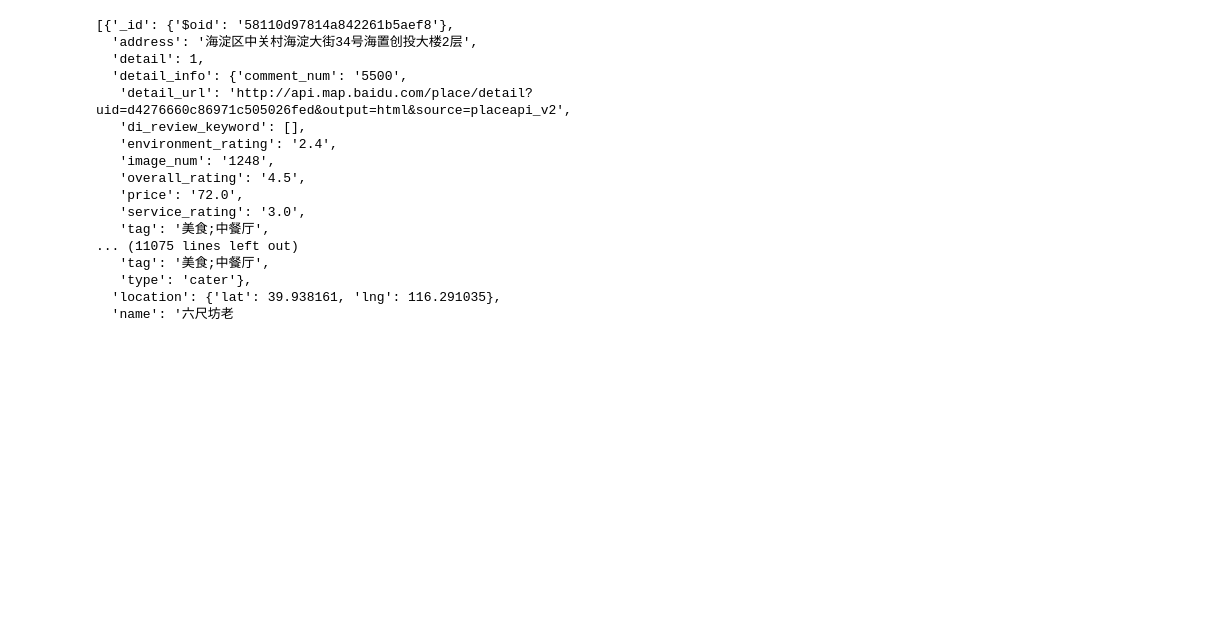
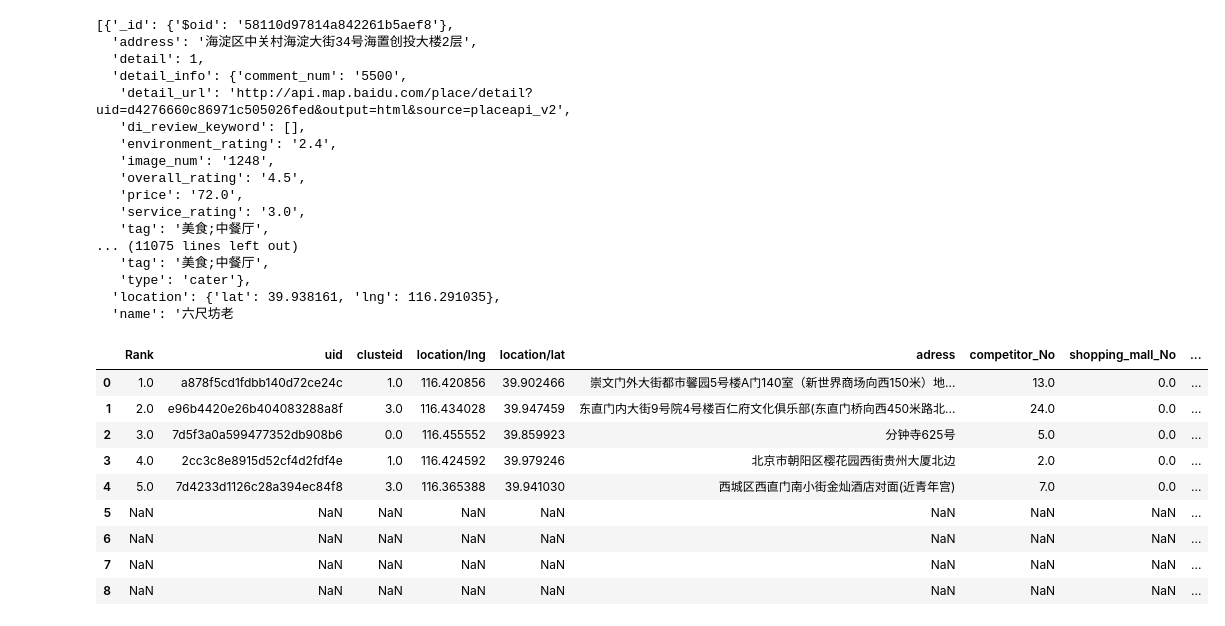
Before and after one commit to codescracker/hotpot_cluster, a Jupyter notebook: clean_hotpot_cluster.ipynb, the cells around one changed output. Drawn from its saved outputs; the diff is of its cells as text; code cells hidden in the pictures; blank space fills up the shorter version.

Commit message:
add recommendation

```diff
--- a/clean_hotpot_cluster.ipynb
+++ b/clean_hotpot_cluster.ipynb
@@ -187,3 +187,18 @@ with open('hotpot_complete.json', 'w') as fp:
 # %%
 with open('hotpot_complete.json', 'w') as fp:
     json.dump(res, fp)
+# %%
+df = pd.read_csv('/Users/shaowei/Desktop/top 5 recommendation.csv')
+# %%
+df
+# %% [output]
+|  | Rank | uid | clusteid | location/lng | location/lat | adress | competitor_No | shopping_mall_No | ... |
+| 0 | 1.0 | a878f5cd1fdbb140d72ce24c | 1.0 | 116.420856 | 39.902466 | 崇文门外大街都市馨园5号楼A门140室（新世界商场向西150米）地... | 13.0 | 0.0 | ... |
+| 1 | 2.0 | e96b4420e26b404083288a8f | 3.0 | 116.434028 | 39.947459 | 东直门内大街9号院4号楼百仁府文化俱乐部(东直门桥向西450米路北... | 24.0 | 0.0 | ... |
+| 2 | 3.0 | 7d5f3a0a599477352db908b6 | 0.0 | 116.455552 | 39.859923 | 分钟寺625号 | 5.0 | 0.0 | ... |
+| 3 | 4.0 | 2cc3c8e8915d52cf4d2fdf4e | 1.0 | 116.424592 | 39.979246 | 北京市朝阳区樱花园西街贵州大厦北边 | 2.0 | 0.0 | ... |
+| 4 | 5.0 | 7d4233d1126c28a394ec84f8 | 3.0 | 116.365388 | 39.941030 | 西城区西直门南小街金灿酒店对面(近青年宫) | 7.0 | 0.0 | ... |
+| 5 | NaN | NaN | NaN | NaN | NaN | NaN | NaN | NaN | ... |
+| 6 | NaN | NaN | NaN | NaN | NaN | NaN | NaN | NaN | ... |
+| 7 | NaN | NaN | NaN | NaN | NaN | NaN | NaN | NaN | ... |
+| 8 | NaN | NaN | NaN | NaN | NaN | NaN | NaN | NaN | ... |
```
Also changed, not shown: parts of 2 cells of this notebook, 2 other files.
